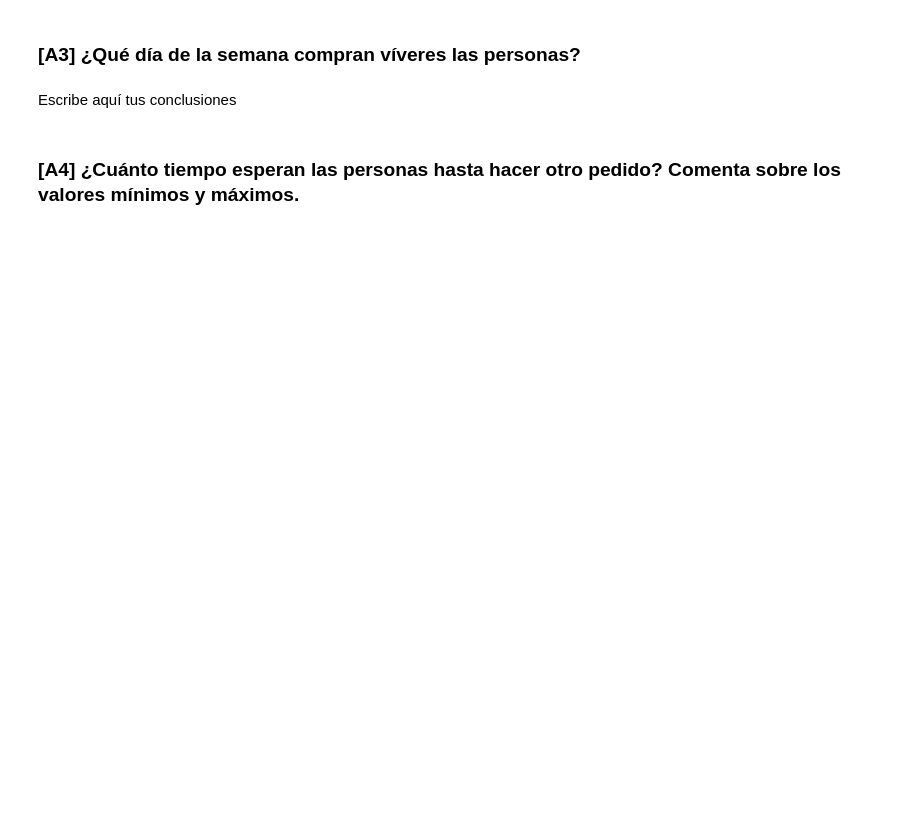
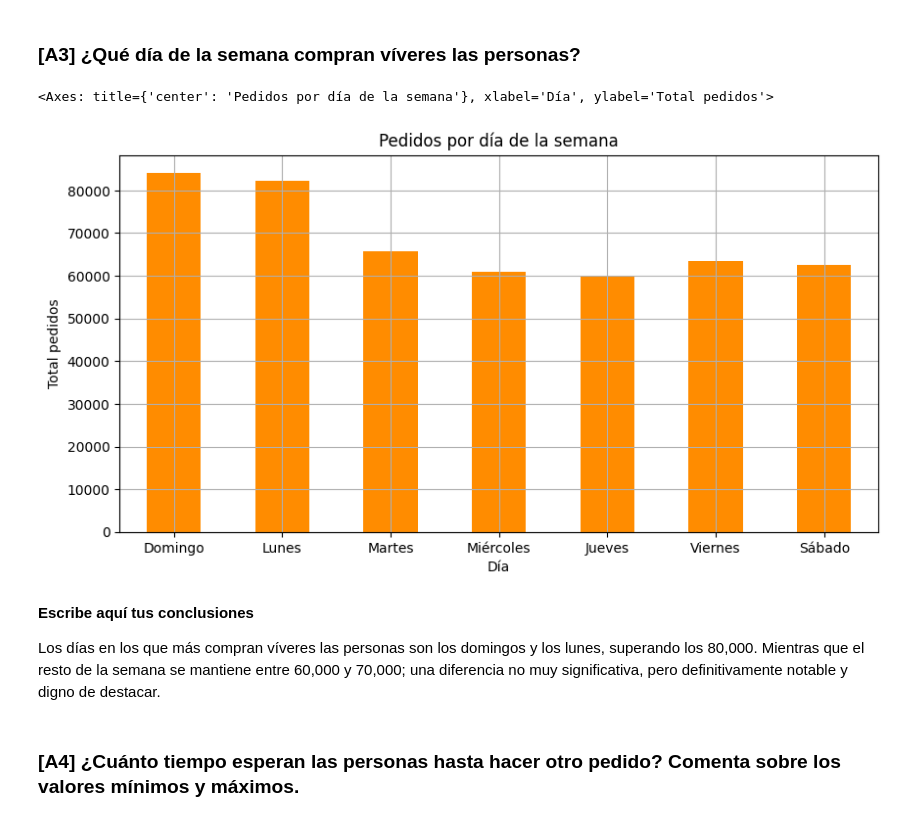
Before and after one commit to RulasBoy/TripleTen-Bootcamp, a Jupyter notebook: Sprint 4/Sprint 4.ipynb, the cells around one changed output. Cells and saved outputs as stored; diff of their text form; code cells hidden in the pictures; blank space fills up the shorter version.

```diff
--- a/Sprint 4/Sprint 4.ipynb
+++ b/Sprint 4/Sprint 4.ipynb
@@ -611,6 +653,42 @@ Escribe aquí tus conclusiones
 # %% [markdown]
 ### [A3] ¿Qué día de la semana compran víveres las personas?
+# %%
+# Mapeo días de la semana
+dias_semana = {
+    0: 'Domingo',
+    1: 'Lunes',
+    2: 'Martes',
+    3: 'Miércoles',
+    4: 'Jueves',
+    5: 'Viernes',
+    6: 'Sábado'
+}
+
+# Contar pedidos por día
+compras_por_dia = (
+    df_orders['order_dow']
+    .value_counts()
+    .sort_index()  # Ordenar por número de día (0-6)
+    .rename(index=dias_semana)
+)
+
+# Generar gráfico
+compras_por_dia.plot(
+    kind='bar',
+    figsize=(10, 5),
+    title='Pedidos por día de la semana',
+    xlabel='Día',
+    ylabel='Total pedidos',
+    color='darkorange',
+    rot=0,
+    grid=True
+)
+# %% [output]
+<Axes: title={'center': 'Pedidos por día de la semana'}, xlabel='Día', ylabel='Total pedidos'>
+[figure, added]
 # %% [markdown]
-Escribe aquí tus conclusiones
+**Escribe aquí tus conclusiones**
+
+Los días en los que más compran víveres las personas son los domingos y los lunes, superando los 80,000. Mientras que el resto de la semana se mantiene entre 60,000 y 70,000; una diferencia no muy significativa, pero definitivamente notable y digno de destacar.
 # %% [markdown]
 ### [A4] ¿Cuánto tiempo esperan las personas hasta hacer otro pedido? Comenta sobre los valores mínimos y máximos.
```
Also changed, not shown: parts of 7 cells of this notebook.
